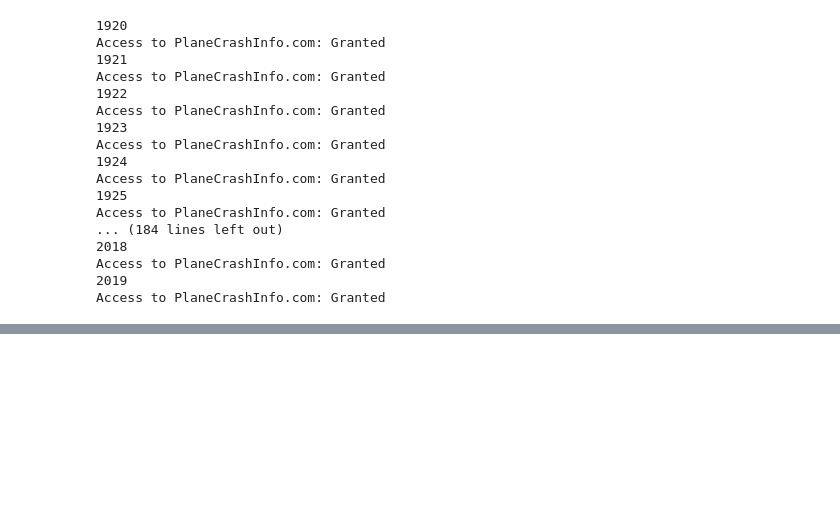
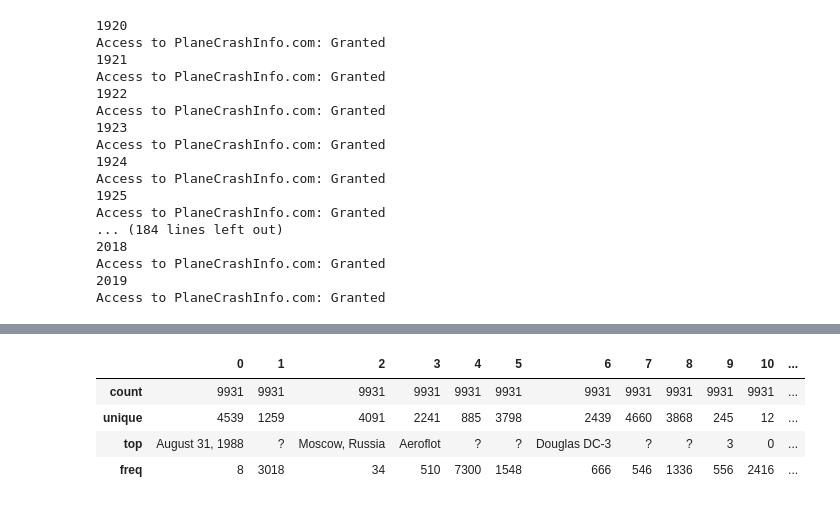
Before and after one commit to maulinamin/PlaneCrashInfo, a Jupyter notebook: Plane Crash Info Assignment.ipynb, the cells around one changed output, grey strips where cells are left out. Cells and saved outputs as stored; diff of their text form; code cells hidden in the pictures; blank space fills up the shorter version.

```diff
--- a/Plane Crash Info Assignment.ipynb
+++ b/Plane Crash Info Assignment.ipynb
@@ -197,0 +183,3 @@ clean_data
+# %%
+data_copy = clean_data
+data_copy
@@ -197,0 +228,8 @@ clean_data
+# %%
+data_copy.describe()
+# %% [output]
+|  | 0 | 1 | 2 | 3 | 4 | 5 | 6 | 7 | 8 | 9 | 10 | ... |
+| count | 9931 | 9931 | 9931 | 9931 | 9931 | 9931 | 9931 | 9931 | 9931 | 9931 | 9931 | ... |
+| unique | 4539 | 1259 | 4091 | 2241 | 885 | 3798 | 2439 | 4660 | 3868 | 245 | 12 | ... |
+| top | August 31, 1988 | ? | Moscow, Russia | Aeroflot | ? | ? | Douglas DC-3 | ? | ? | 3 | 0 | ... |
+| freq | 8 | 3018 | 34 | 510 | 7300 | 1548 | 666 | 546 | 1336 | 556 | 2416 | ... |
```
Also changed, not shown: parts of 9 cells of this notebook.
